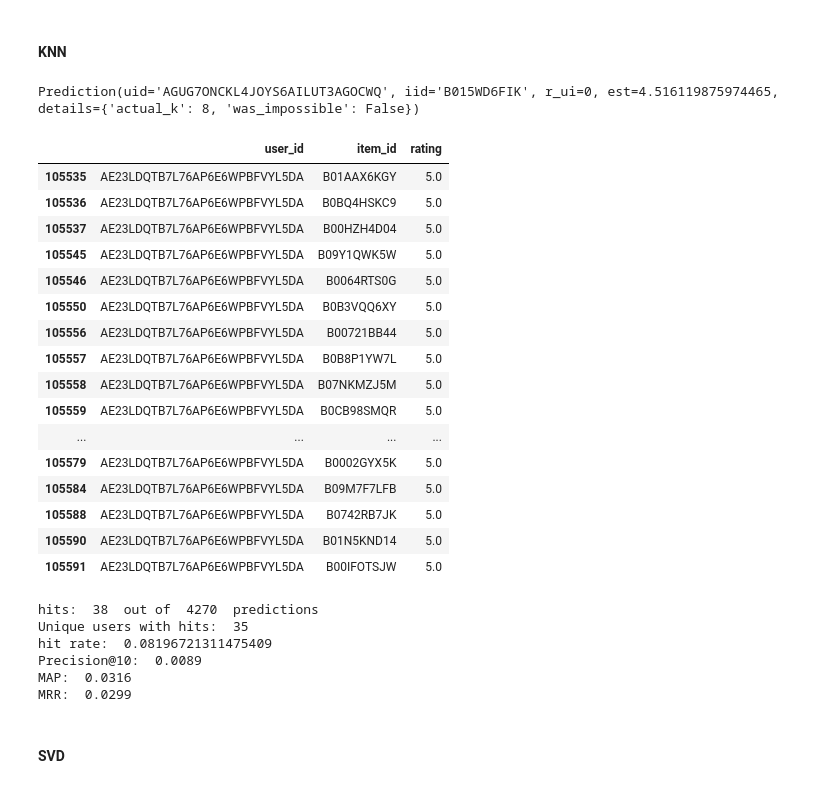
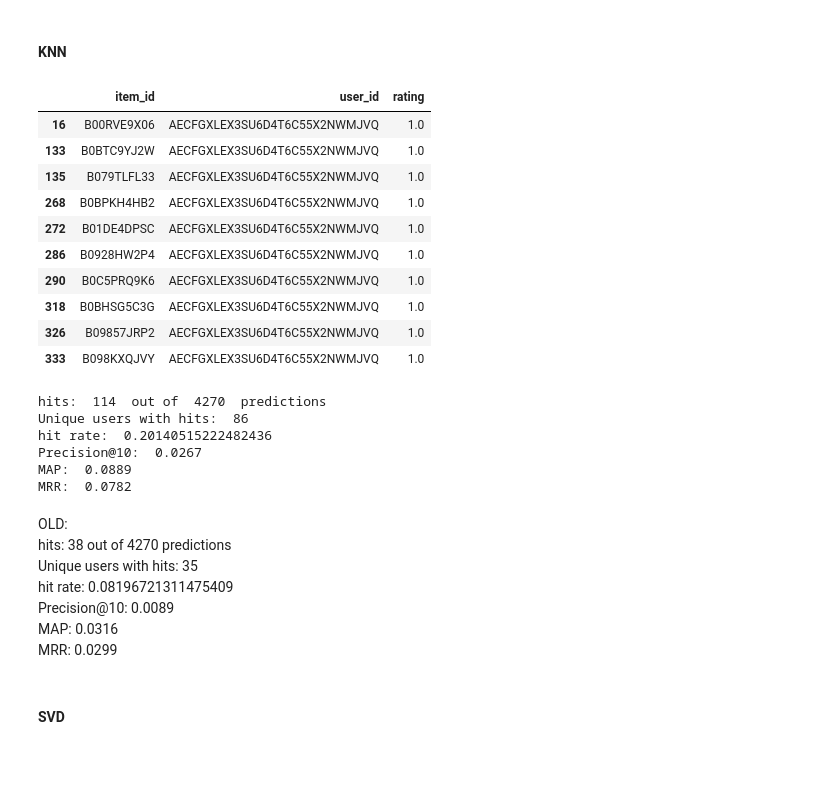
Before and after one commit to miriusz6/WRS_project, a Jupyter notebook: Project copy.ipynb, the cells around one changed output. Cells and saved outputs as stored; diff of their text form; code cells hidden in the pictures; blank space fills up the shorter version.

```diff
--- a/Project copy.ipynb
+++ b/Project copy.ipynb
@@ -417,16 +417,21 @@ missing_preds = knn_algo.test(missing_entries)
 uids = []
 iids = []
 pred_rtings = []
+neighbours = []
 for p in missing_preds:
     uids.append(p.uid)
     iids.append(p.iid)
     pred_rtings.append(p.est)
+    neighbours.append(p.details['actual_k'])
 
 # predicted ratings for all test users,
 # and all training items without the ones given in training split
-missing_df = pd.DataFrame({'user_id':uids, 'item_id':iids, 'rating':pred_rtings})
-missing_df.sort_values(by=['user_id', 'rating'], inplace=True, ascending=[True, False])
-
+missing_df = pd.DataFrame({'user_id':uids, 'item_id':iids, 'rating':pred_rtings, 'neighbours':neighbours})
+# change to binary:
+missing_df.loc[missing_df['rating'] < 4, 'rating'] = 0
+missing_df.loc[missing_df['rating'] >= 4, 'rating'] = 1
+missing_df.sort_values(by=['user_id', 'rating', 'neighbours'], inplace=True, ascending=[True, False, False])
+missing_df.drop(columns=['neighbours'], inplace=True)
 
 recommended_knn_10 = pd.DataFrame(columns=['user_id','item_id'])
 recommended_knn_10.set_index(['user_id'], inplace=True)
@@ -434,30 +439,20 @@ a = 0
 for u in all_users_tst:
     recom = missing_df.loc[missing_df['user_id'] == u].head(10)
     recommended_knn_10 = pd.concat([recommended_knn_10,recom])
-# %%
-p
-# %% [output]
-Prediction(uid='AGUG7ONCKL4JOYS6AILUT3AGOCWQ', iid='B015WD6FIK', r_ui=0, est=4.516119875974465, details={'actual_k': 8, 'was_impossible': False})
-# %%
-missing_df.head(20)
-# %% [output]
-|  | user_id | item_id | rating |
-| 105535 | AE23LDQTB7L76AP6E6WPBFVYL5DA | B01AAX6KGY | 5.0 |
-| 105536 | AE23LDQTB7L76AP6E6WPBFVYL5DA | B0BQ4HSKC9 | 5.0 |
-| 105537 | AE23LDQTB7L76AP6E6WPBFVYL5DA | B00HZH4D04 | 5.0 |
-| 105545 | AE23LDQTB7L76AP6E6WPBFVYL5DA | B09Y1QWK5W | 5.0 |
-| 105546 | AE23LDQTB7L76AP6E6WPBFVYL5DA | B0064RTS0G | 5.0 |
-| 105550 | AE23LDQTB7L76AP6E6WPBFVYL5DA | B0B3VQQ6XY | 5.0 |
-| 105556 | AE23LDQTB7L76AP6E6WPBFVYL5DA | B00721BB44 | 5.0 |
-| 105557 | AE23LDQTB7L76AP6E6WPBFVYL5DA | B0B8P1YW7L | 5.0 |
-| 105558 | AE23LDQTB7L76AP6E6WPBFVYL5DA | B07NKMZJ5M | 5.0 |
-| 105559 | AE23LDQTB7L76AP6E6WPBFVYL5DA | B0CB98SMQR | 5.0 |
-| ... | ... | ... | ... |
-| 105579 | AE23LDQTB7L76AP6E6WPBFVYL5DA | B0002GYX5K | 5.0 |
-| 105584 | AE23LDQTB7L76AP6E6WPBFVYL5DA | B09M7F7LFB | 5.0 |
-| 105588 | AE23LDQTB7L76AP6E6WPBFVYL5DA | B0742RB7JK | 5.0 |
-| 105590 | AE23LDQTB7L76AP6E6WPBFVYL5DA | B01N5KND14 | 5.0 |
-| 105591 | AE23LDQTB7L76AP6E6WPBFVYL5DA | B00IFOTSJW | 5.0 |
+# %%
+recommended_knn_10.head(10)
+# %% [output]
+|  | item_id | user_id | rating |
+| 16 | B00RVE9X06 | AECFGXLEX3SU6D4T6C55X2NWMJVQ | 1.0 |
+| 133 | B0BTC9YJ2W | AECFGXLEX3SU6D4T6C55X2NWMJVQ | 1.0 |
+| 135 | B079TLFL33 | AECFGXLEX3SU6D4T6C55X2NWMJVQ | 1.0 |
+| 268 | B0BPKH4HB2 | AECFGXLEX3SU6D4T6C55X2NWMJVQ | 1.0 |
+| 272 | B01DE4DPSC | AECFGXLEX3SU6D4T6C55X2NWMJVQ | 1.0 |
+| 286 | B0928HW2P4 | AECFGXLEX3SU6D4T6C55X2NWMJVQ | 1.0 |
+| 290 | B0C5PRQ9K6 | AECFGXLEX3SU6D4T6C55X2NWMJVQ | 1.0 |
+| 318 | B0BHSG5C3G | AECFGXLEX3SU6D4T6C55X2NWMJVQ | 1.0 |
+| 326 | B09857JRP2 | AECFGXLEX3SU6D4T6C55X2NWMJVQ | 1.0 |
+| 333 | B098KXQJVY | AECFGXLEX3SU6D4T6C55X2NWMJVQ | 1.0 |
 # %%
 P = recommended_knn_10.copy()
 P.set_index('user_id', inplace=True)
@@ -520,12 +515,20 @@ mrr = 1/min_indxs
 mrr = mrr.sum()/len(all_users_tst)
 print("MRR: ", round(mrr,4))
 # %% [output]
-hits:  38  out of  4270  predictions
-Unique users with hits:  35
-hit rate:  0.08196721311475409
-Precision@10:  0.0089
-MAP:  0.0316
-MRR:  0.0299
+hits:  114  out of  4270  predictions
+Unique users with hits:  86
+hit rate:  0.20140515222482436
+Precision@10:  0.0267
+MAP:  0.0889
+MRR:  0.0782
+# %% [markdown]
+OLD:<br>
+hits:  38  out of  4270  predictions<br>
+Unique users with hits:  35<br>
+hit rate:  0.08196721311475409<br>
+Precision@10:  0.0089<br>
+MAP:  0.0316<br>
+MRR:  0.0299<br>
 # %% [markdown]
 #### SVD
 # %%
```
Also changed, not shown: parts of 1 cell of this notebook.
